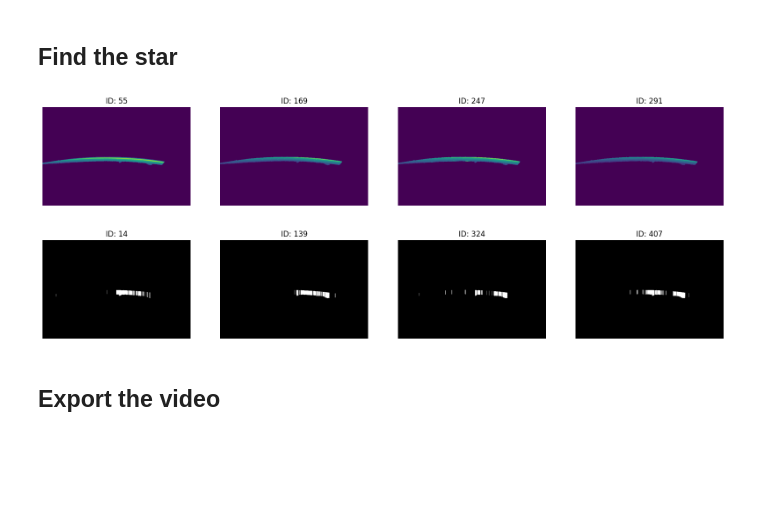
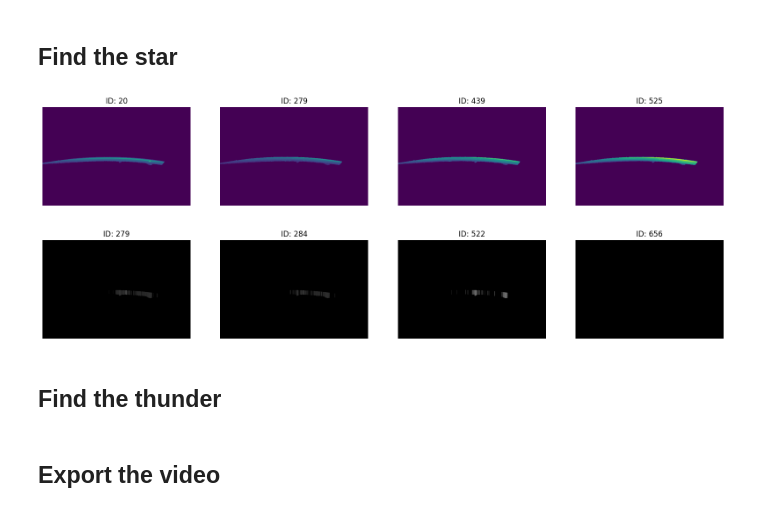
Before and after one commit to pyshen-watson/NASA-The-Rumbling, a Jupyter notebook: main.ipynb, the cells around one changed output. Drawn from its saved outputs; the diff is of its cells as text; code cells hidden in the pictures; blank space fills up the shorter version.

Commit message:
split std and spectrum computation

```diff
--- a/main.ipynb
+++ b/main.ipynb
@@ -94,8 +94,7 @@ largest_contour = contours[largest_id]
 # Step.4 Draw the largest region on a blank image
 img_horizon_mask = np.zeros_like(img_thres)
 img_horizon_mask = cv2.drawContours(img_horizon_mask, [largest_contour], -1, 255, -1)
-mask = (img_horizon_mask > 0).astype(np.uint8)
-mask_inv = (img_horizon_mask == 0).astype(np.uint8)
+horizon_mask = (img_horizon_mask > 0).astype(np.uint8)
 
 # Step.5 visualize the results
 fig, axs = plt.subplots(1, 4, figsize=(20, 10))
@@ -122,26 +121,37 @@ def crop_horizon_frame(img: np.ndarray, mask: np.ndarray):
     img_masked = cv2.cvtColor(img_masked, cv2.COLOR_RGB2GRAY)
     return img_masked
 
-horizon_frames = [ crop_horizon_frame(frame, mask) for frame in tqdm(frames) ]
+horizon_frames = [ crop_horizon_frame(frame, horizon_mask) for frame in tqdm(frames) ]
 show_examples(gallery=horizon_frames)
 # %% [output]
-[figure, old version]
+[figure, new version]
 # %%
-def star_spectrum(img: np.ndarray, mask: np.ndarray):
-
+def get_star_std(img: np.ndarray):
     col_std = lambda x: np.std(x) if x.shape[0] > 0 else 0
     stds = np.array([col_std(col[np.nonzero(col)]) for col in img.T])
-    stds = (stds - stds.mean()) / (stds.std() + 1e-5) >= 1
-    stds = (stds*255).astype(np.uint8)
+    return stds
 
+def get_spectrum(stds: np.ndarray, mask: np.ndarray):
+
+    # Normalize the stds to make the mask
+    stds_mask = (stds - stds.mean()) / (stds.std() + 1e-5) >= 1
+
+    # square the masked stds to enlarge the difference
+    stds = (stds * stds_mask)**2 / 8
+    stds = stds.clip(0, 255).astype(np.uint8)
+
+    # Repeat the stds to match the image shape
     frame = stds[np.newaxis, ..., np.newaxis]
-    frame = np.tile(frame, [img.shape[0],1,3]) # repeat the channel 3 times
+    frame = np.tile(frame, [mask.shape[0],1,3]) # repeat the channel 3 times
     masked_frame = cv2.bitwise_and(frame, frame, mask=mask)
     return masked_frame
 
-star_spectrum_frames = [ star_spectrum(frame, mask) for frame in tqdm(horizon_frames) ]
+star_stds = [ get_star_std(frame) for frame in tqdm(horizon_frames, desc='Compute the std of frame') ]
+star_spectrum_frames = [ get_spectrum(stds, horizon_mask) for stds in tqdm(star_stds, desc='Turn the std into spectrum') ]
 show_examples(gallery=star_spectrum_frames)
 # %% [output]
-[figure, old version]
+[figure, new version]
+# %% [markdown]
+## Find the thunder
 # %% [markdown]
 ## Export the video
```
Also changed, not shown: parts of 4 cells of this notebook.
